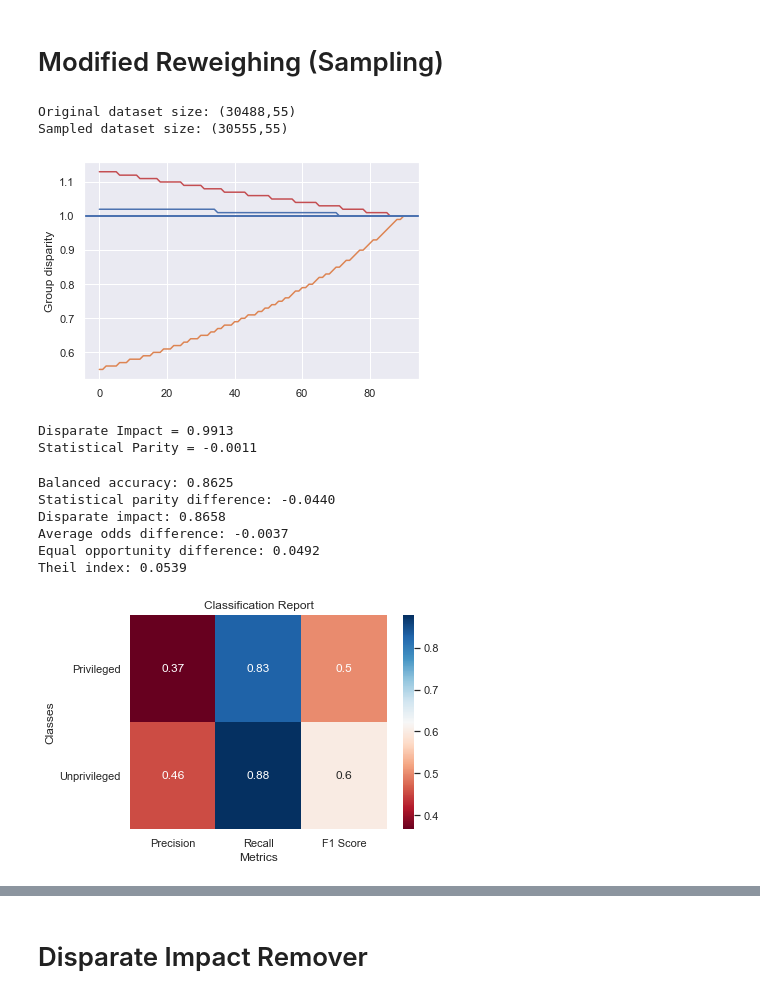
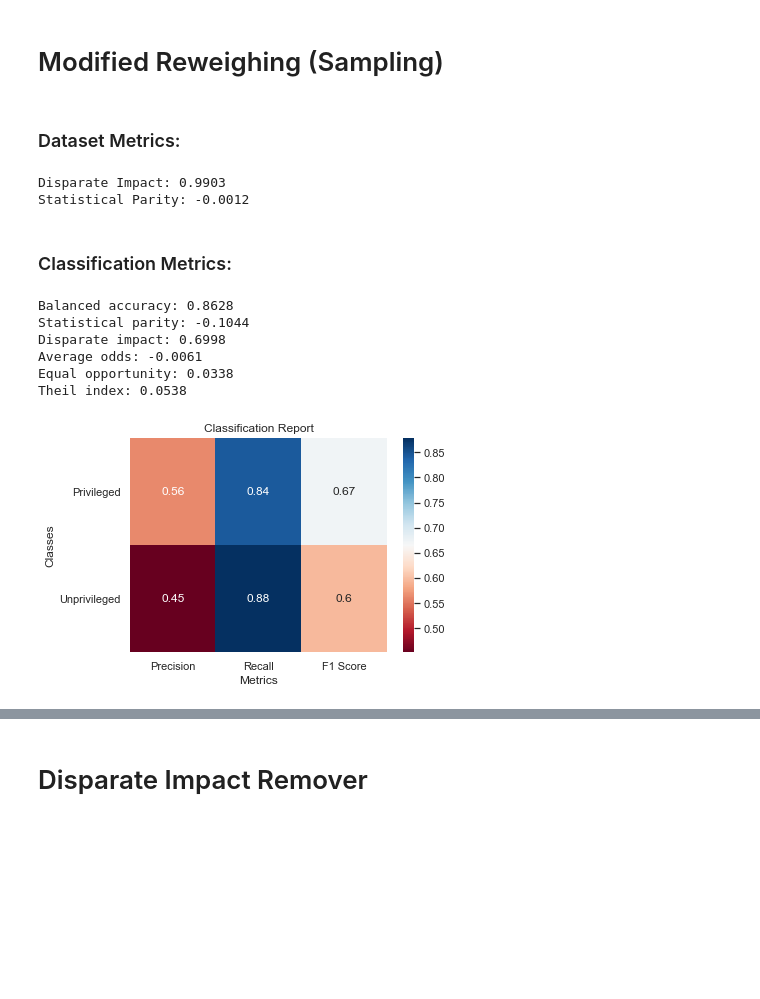
Before and after one commit to territoriaperti/bias-fairness-study, a Jupyter notebook: Bank.ipynb, the cells around one changed output, grey strips where cells are left out. Saved outputs shown, nothing was run; the diff lists cells and outputs as text; code cells hidden in the pictures; blank space fills up the shorter version.

```diff
--- a/Bank.ipynb
+++ b/Bank.ipynb
@@ -5,8 +5,9 @@ from sklearn.linear_model import LogisticRegression
 from sklearn.pipeline import make_pipeline
 from sklearn.preprocessing import StandardScaler, MinMaxScaler, LabelEncoder, OrdinalEncoder
 from aif360.algorithms.preprocessing import Reweighing, DisparateImpactRemover
+from matplotlib.gridspec import GridSpec
+from Sampler import Sampler
 from utility import *
-sns.set_theme(style='darkgrid')
 # %% [markdown]
 ## Dataset description
 # %% [markdown]
@@ -209,33 +206,24 @@ plt.show()
 # %% [markdown]
 # Modified Reweighing (Sampling)
 # %%
-sampled_data = sample_dataset(
-    df.copy(),
-    [df['age']==0, df['age']==1],
-    df['y']==1,
-    df['y']==0,
-    ['age'], 'y', round_level=2)
+sampled_data = bank.copy()
+sampler = Sampler(round_level=2)
-# %% [output]
-Original dataset size: (30488,55)
-Sampled dataset size: (30555,55)
-[figure, removed]
-# %%
-metrics = compute_dataset_fairness_metrics(sampled_data, unpriv_group, priv_group)
-# %% [output]
-Disparate Impact = 0.9913
-Statistical Parity = -0.0011
 # %%
 sampled_class = classify(
     make_pipeline(StandardScaler(), LogisticRegression(class_weight='balanced', solver='liblinear')),
-    sampled_data, priv_group, unpriv_group)
+    sampled_data, priv_group, unpriv_group, debiaser=sampler, n_splits=5)
 # %% [output]
+### Dataset Metrics:
-Balanced accuracy: 0.8625
-Statistical parity difference: -0.0440
-Disparate impact: 0.8658
-Average odds difference: -0.0037
-Equal opportunity difference: 0.0492
-Theil index: 0.0539
+Disparate Impact: 0.9903
+Statistical Parity: -0.0012
+### Classification Metrics:
+Balanced accuracy: 0.8628
+Statistical parity: -0.1044
+Disparate impact: 0.6998
+Average odds: -0.0061
+Equal opportunity: 0.0338
+Theil index: 0.0538
-[figure, old version]
+[figure, new version]
 # %%
 plot_metrics_comparison(bias_class, sampled_class, 'Bias Dataset', 'Sampling')
 plot_metrics_comparison(rw_class, sampled_class, 'Reweighing', 'Sampling')
```
Also changed, not shown: parts of 19 cells of this notebook, 2 other files.
